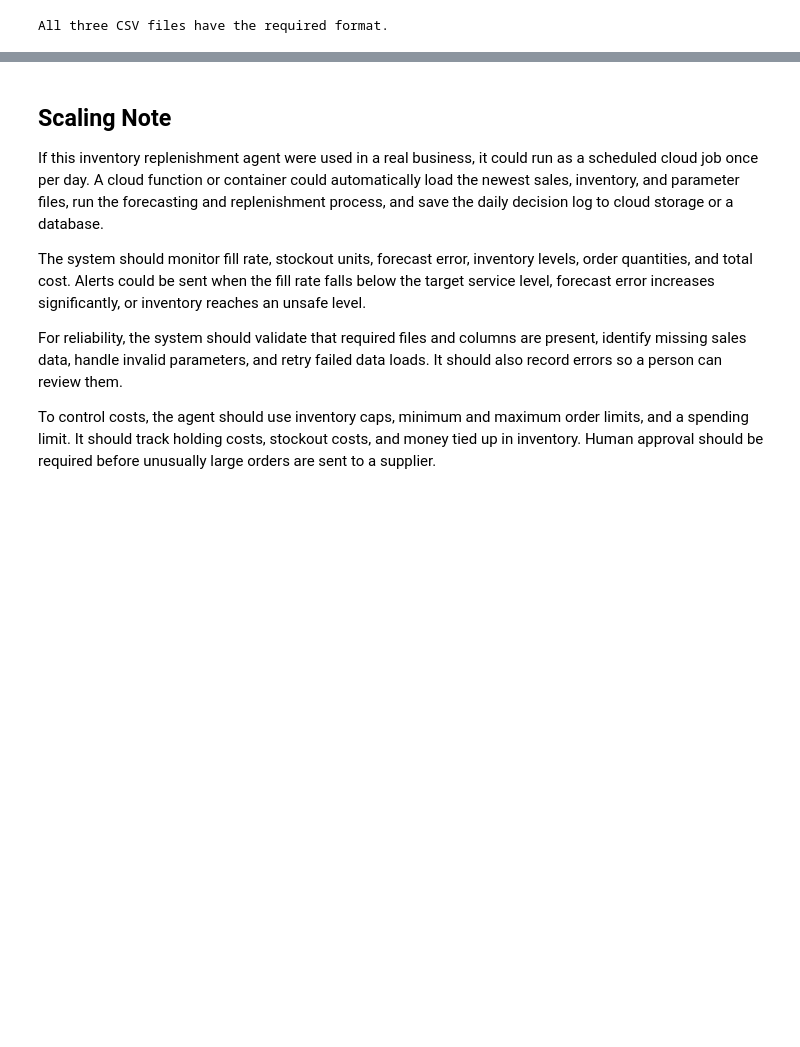
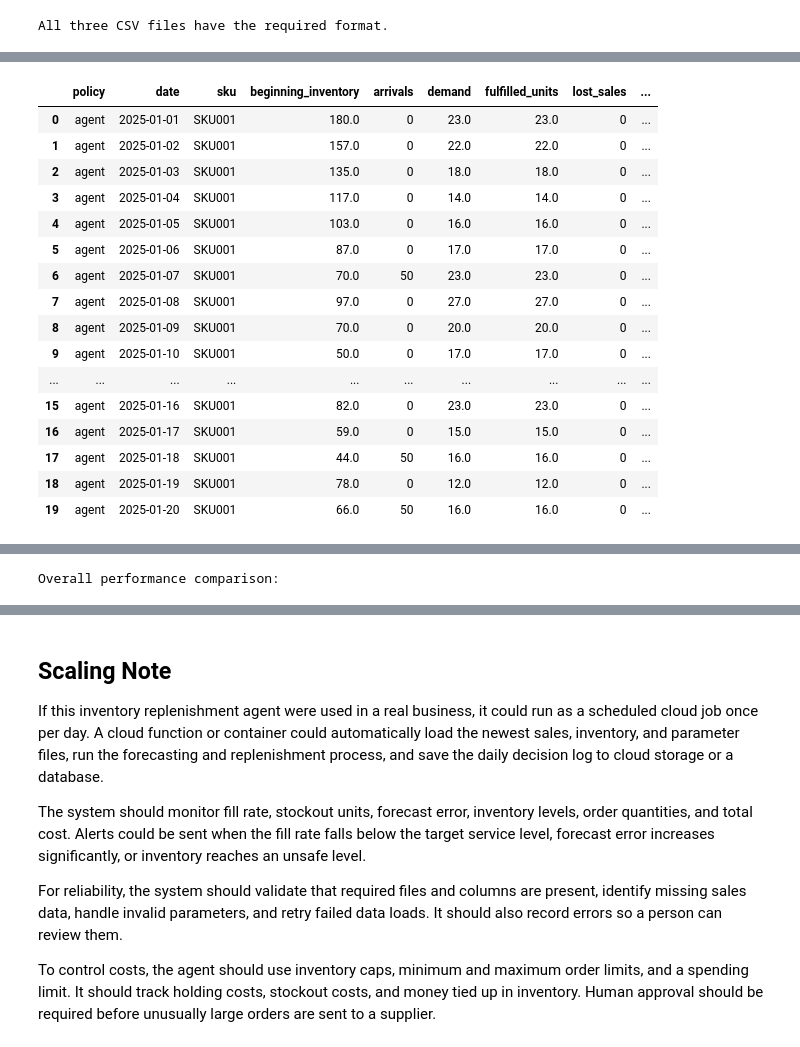
Before and after one commit to Trangnguyen1402/AAI2025, a Jupyter notebook: Inventory_Replenishment_Agent.ipynb, the cells around one changed output, grey strips where cells are left out. Cells and saved outputs as stored; diff of their text form; code cells hidden in the pictures; blank space fills up the shorter version.

```diff
--- a/Inventory_Replenishment_Agent.ipynb
+++ b/Inventory_Replenishment_Agent.ipynb
@@ -236,0 +540,10 @@ files.download("params.csv")
+# %%
+agent_log, agent_summary, agent_orders = simulate_policy(
+    "agent"
+)
+
+baseline_log, baseline_summary, baseline_orders = simulate_policy(
+    "baseline"
+)
+
+print("Agent and baseline simulations completed.")
@@ -236,0 +554,68 @@ files.download("params.csv")
+# %%
+# Display the daily agent log
+display(agent_log.head(20))
+
+# Save the full decision log
+agent_log.to_csv("decision_log.csv", index=False)
+
+# Save and download the daily agent decision log
+agent_log.to_csv("decision_log.csv", index=False)
+
+from google.colab import files
+files.download("decision_log.csv")
+
+# Compare the agent and baseline by SKU
+comparison = pd.concat(
+    [agent_summary, baseline_summary],
+    ignore_index=True
+)
+
+display(comparison)
+
+# Calculate overall results
+overall_results = comparison.groupby(
+    "policy",
+    as_index=False
+).agg({
+    "total_demand": "sum",
+    "units_fulfilled": "sum",
+    "stockout_units": "sum",
+    "stockout_days": "sum",
+    "holding_cost": "sum",
+    "stockout_cost": "sum",
+    "order_cost": "sum",
+    "total_cost": "sum"
+})
+
+overall_results["fill_rate"] = (
+    overall_results["units_fulfilled"]
+    / overall_results["total_demand"]
+)
+
+print("Overall performance comparison:")
+display(overall_results)
+
+# Save the overall results as a CSV file
+overall_results.to_csv("overall_results.csv", index=False)
+
+# Download the file
+from google.colab import files
+files.download("overall_results.csv")
+# %% [output]
+|  | policy | date | sku | beginning_inventory | arrivals | demand | fulfilled_units | lost_sales | ... |
+| 0 | agent | 2025-01-01 | SKU001 | 180.0 | 0 | 23.0 | 23.0 | 0 | ... |
+| 1 | agent | 2025-01-02 | SKU001 | 157.0 | 0 | 22.0 | 22.0 | 0 | ... |
+| 2 | agent | 2025-01-03 | SKU001 | 135.0 | 0 | 18.0 | 18.0 | 0 | ... |
+| 3 | agent | 2025-01-04 | SKU001 | 117.0 | 0 | 14.0 | 14.0 | 0 | ... |
+| 4 | agent | 2025-01-05 | SKU001 | 103.0 | 0 | 16.0 | 16.0 | 0 | ... |
+| 5 | agent | 2025-01-06 | SKU001 | 87.0 | 0 | 17.0 | 17.0 | 0 | ... |
+| 6 | agent | 2025-01-07 | SKU001 | 70.0 | 50 | 23.0 | 23.0 | 0 | ... |
+| 7 | agent | 2025-01-08 | SKU001 | 97.0 | 0 | 27.0 | 27.0 | 0 | ... |
+| 8 | agent | 2025-01-09 | SKU001 | 70.0 | 0 | 20.0 | 20.0 | 0 | ... |
+| 9 | agent | 2025-01-10 | SKU001 | 50.0 | 0 | 17.0 | 17.0 | 0 | ... |
+| ... | ... | ... | ... | ... | ... | ... | ... | ... | ... |
+| 15 | agent | 2025-01-16 | SKU001 | 82.0 | 0 | 23.0 | 23.0 | 0 | ... |
+| 16 | agent | 2025-01-17 | SKU001 | 59.0 | 0 | 15.0 | 15.0 | 0 | ... |
+| 17 | agent | 2025-01-18 | SKU001 | 44.0 | 50 | 16.0 | 16.0 | 0 | ... |
+| 18 | agent | 2025-01-19 | SKU001 | 78.0 | 0 | 12.0 | 12.0 | 0 | ... |
+| 19 | agent | 2025-01-20 | SKU001 | 66.0 | 50 | 16.0 | 16.0 | 0 | ... |
@@ -236,0 +631 @@ files.download("params.csv")
+Overall performance comparison:
```
Also changed, not shown: parts of 9 cells of this notebook.
